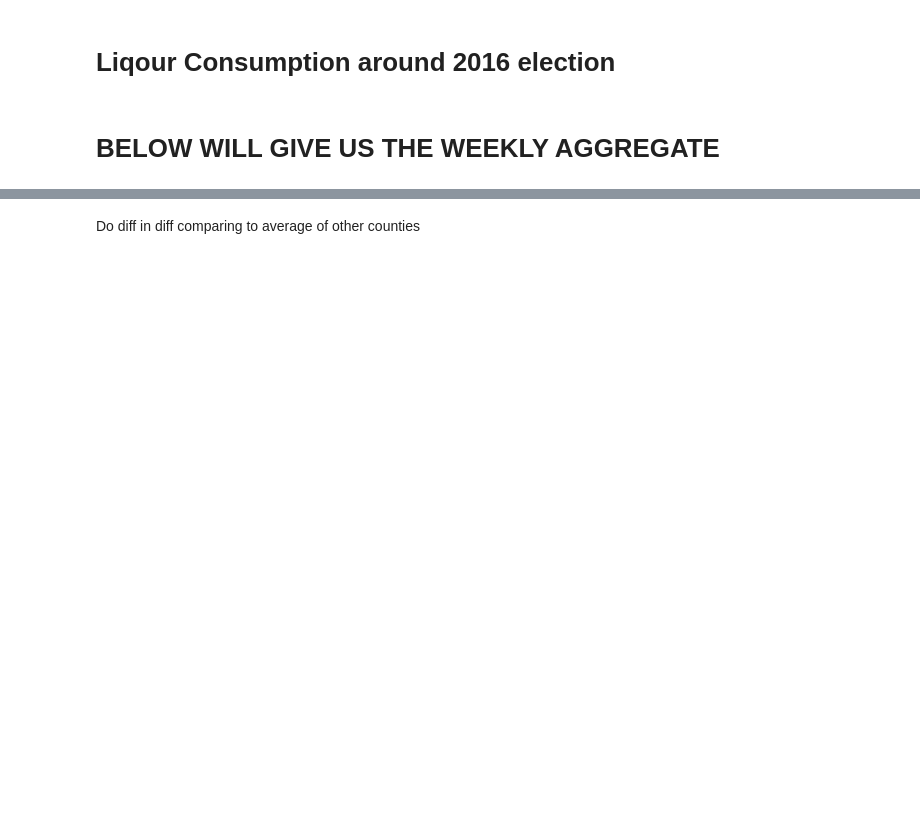
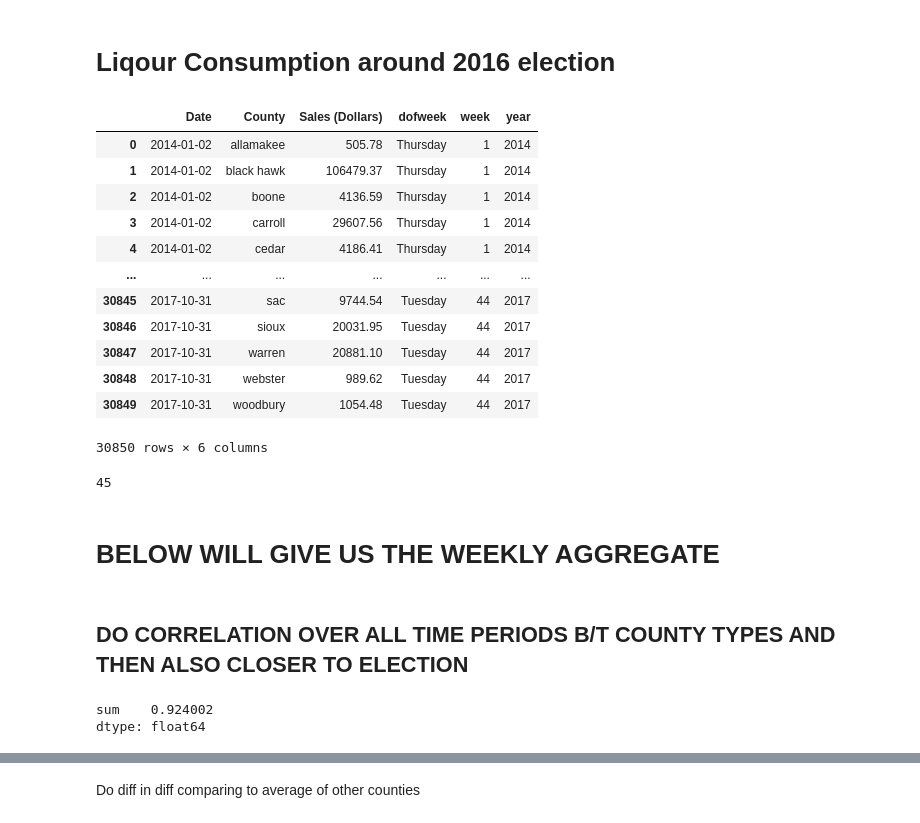
Before and after one commit to kekstrom/ACE592_group, a Jupyter notebook: Iowa Liquor Data Vis.ipynb, the cells around one changed output, grey strips where cells are left out. Cells and saved outputs as stored; diff of their text form; code cells hidden in the pictures; blank space fills up the shorter version.

```diff
--- a/Iowa Liquor Data Vis.ipynb
+++ b/Iowa Liquor Data Vis.ipynb
@@ -126,6 +133,22 @@ dsale['week']=dsale['Date'].dt.isocalendar().week #get the week number of the ye
 dsale['year']=dsale['Date'].dt.year #extract only year.
 #groupbying all of these columns will allow us to get the
 #weekly consumption of each week in each year
+# %%
+dsale
+# %% [output]
+|  | Date | County | Sales (Dollars) | dofweek | week | year |
+| 0 | 2014-01-02 | allamakee | 505.78 | Thursday | 1 | 2014 |
+| 1 | 2014-01-02 | black hawk | 106479.37 | Thursday | 1 | 2014 |
+| 2 | 2014-01-02 | boone | 4136.59 | Thursday | 1 | 2014 |
+| 3 | 2014-01-02 | carroll | 29607.56 | Thursday | 1 | 2014 |
+| 4 | 2014-01-02 | cedar | 4186.41 | Thursday | 1 | 2014 |
+| ... | ... | ... | ... | ... | ... | ... |
+| 30845 | 2017-10-31 | sac | 9744.54 | Tuesday | 44 | 2017 |
+| 30846 | 2017-10-31 | sioux | 20031.95 | Tuesday | 44 | 2017 |
+| 30847 | 2017-10-31 | warren | 20881.10 | Tuesday | 44 | 2017 |
+| 30848 | 2017-10-31 | webster | 989.62 | Tuesday | 44 | 2017 |
+| 30849 | 2017-10-31 | woodbury | 1054.48 | Tuesday | 44 | 2017 |
+30850 rows × 6 columns
 # %%
 idsale=pd.merge(dsale,iowa,left_on='County',right_on='NAME10',indicator=True) #merge liquor sales with iowa county info
 # %%
@@ -137,3 +157,8 @@ demc=idsale.loc[idsale.majD==True] #subset Dem counties
+# %%
+elecweek=idsale.loc[idsale.Date=='2016-11-08']['week'][794] #selecting the week of the election for later.
+elecweek
+# %% [output]
+45
 # %% [markdown]
 # BELOW WILL GIVE US THE WEEKLY AGGREGATE
 # %%
@@ -161,0 +176,7 @@ elecrep=elecrep.set_index('Date')
+# %% [markdown]
+## DO CORRELATION OVER ALL TIME PERIODS B/T COUNTY TYPES AND THEN ALSO CLOSER TO ELECTION
+# %%
+elecrep['Sales (Dollars)'].corrwith(elecdem['Sales (Dollars)'])
+# %% [output]
+sum    0.924002
+dtype: float64
```
Also changed, not shown: parts of 30 cells of this notebook.
